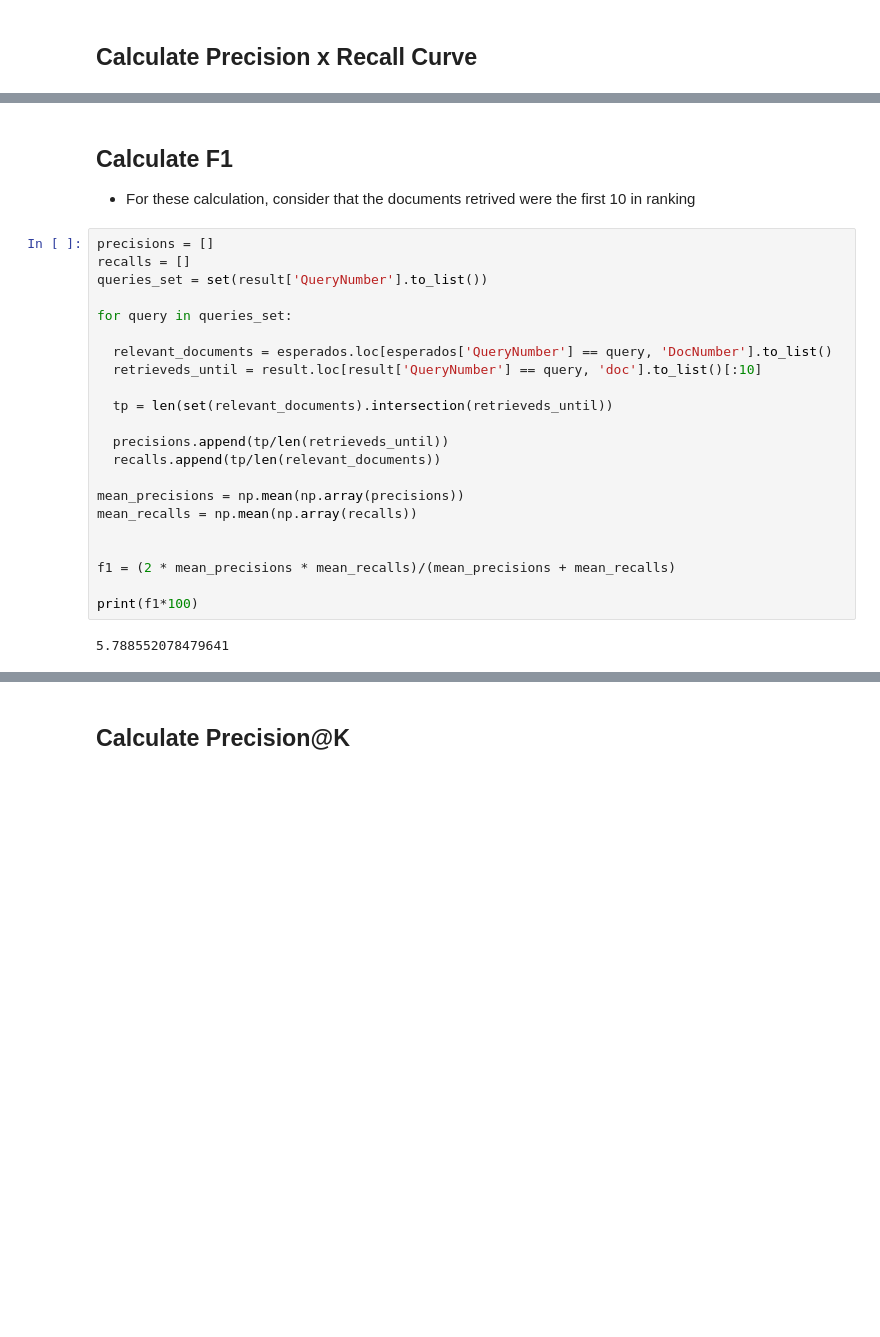
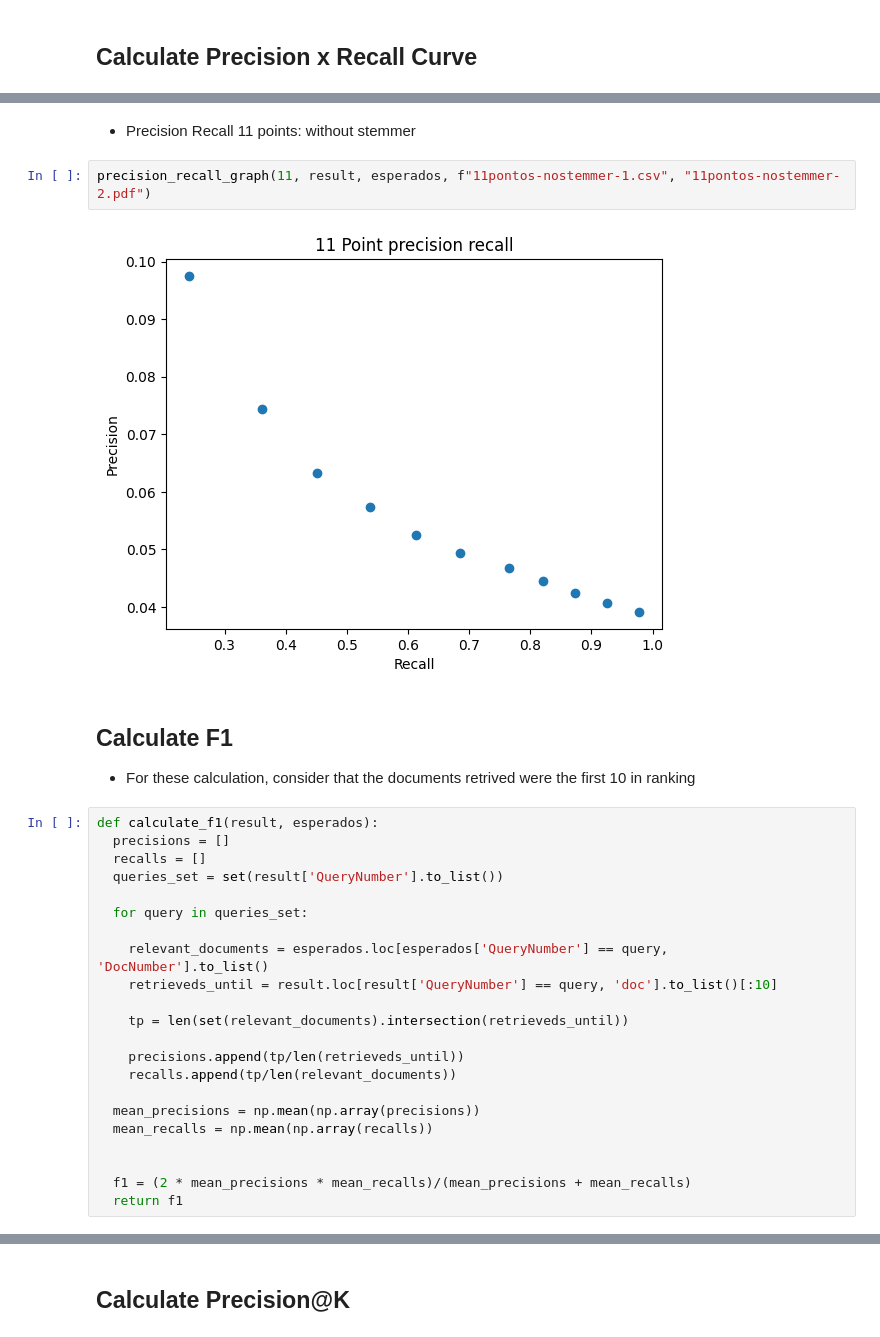
Before and after one commit to MariaLuizaCw/busca-e-minera-o-de-texto, a Jupyter notebook: task2/src/avalia.ipynb, the cells around one changed output, grey strips where cells are left out. Saved outputs shown, nothing was run; the diff lists cells and outputs as text; blank space fills up the shorter version.

```diff
--- a/task2/src/avalia.ipynb
+++ b/task2/src/avalia.ipynb
@@ -74,27 +81,31 @@ plt.show()
+# %% [markdown]
+- Precision Recall 11 points: without stemmer
+# %%
+precision_recall_graph(11, result, esperados, f"11pontos-nostemmer-1.csv", "11pontos-nostemmer-2.pdf")
+# %% [output]
+[figure, added]
 # %% [markdown]
 ## Calculate F1
 - For these calculation, consider that the documents retrived were the first 10 in ranking
 # %%
-precisions = []
-recalls = []
-queries_set = set(result['QueryNumber'].to_list())
+def calculate_f1(result, esperados):
+  precisions = []
+  recalls = []
+  queries_set = set(result['QueryNumber'].to_list())
 
-for query in queries_set:
+  for query in queries_set:
 
-  relevant_documents = esperados.loc[esperados['QueryNumber'] == query, 'DocNumber'].to_list()
-  retrieveds_until = result.loc[result['QueryNumber'] == query, 'doc'].to_list()[:10]
+    relevant_documents = esperados.loc[esperados['QueryNumber'] == query, 'DocNumber'].to_list()
+    retrieveds_until = result.loc[result['QueryNumber'] == query, 'doc'].to_list()[:10]
 
-  tp = len(set(relevant_documents).intersection(retrieveds_until))
+    tp = len(set(relevant_documents).intersection(retrieveds_until))
 
-  precisions.append(tp/len(retrieveds_until))
-  recalls.append(tp/len(relevant_documents))
+    precisions.append(tp/len(retrieveds_until))
+    recalls.append(tp/len(relevant_documents))
 
-mean_precisions = np.mean(np.array(precisions))
-mean_recalls = np.mean(np.array(recalls))
+  mean_precisions = np.mean(np.array(precisions))
+  mean_recalls = np.mean(np.array(recalls))
 
 
-f1 = (2 * mean_precisions * mean_recalls)/(mean_precisions + mean_recalls)
-
-print(f1*100)
+  f1 = (2 * mean_precisions * mean_recalls)/(mean_precisions + mean_recalls)
+  return f1
-# %% [output]
-5.788552078479641
```
Also changed, not shown: parts of 9 cells of this notebook, 4 other files.
